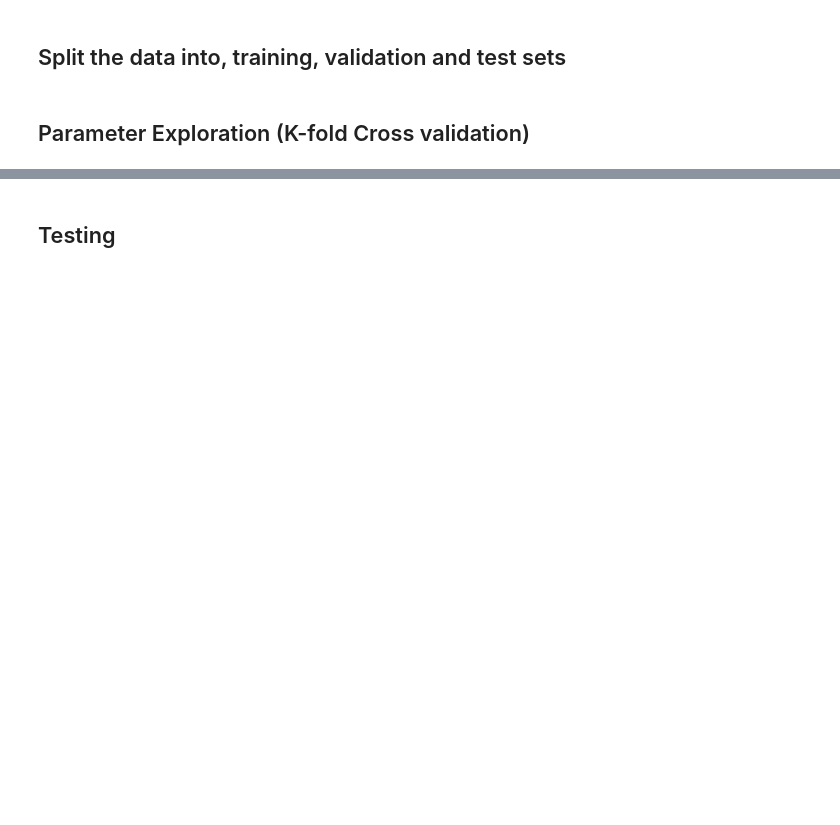
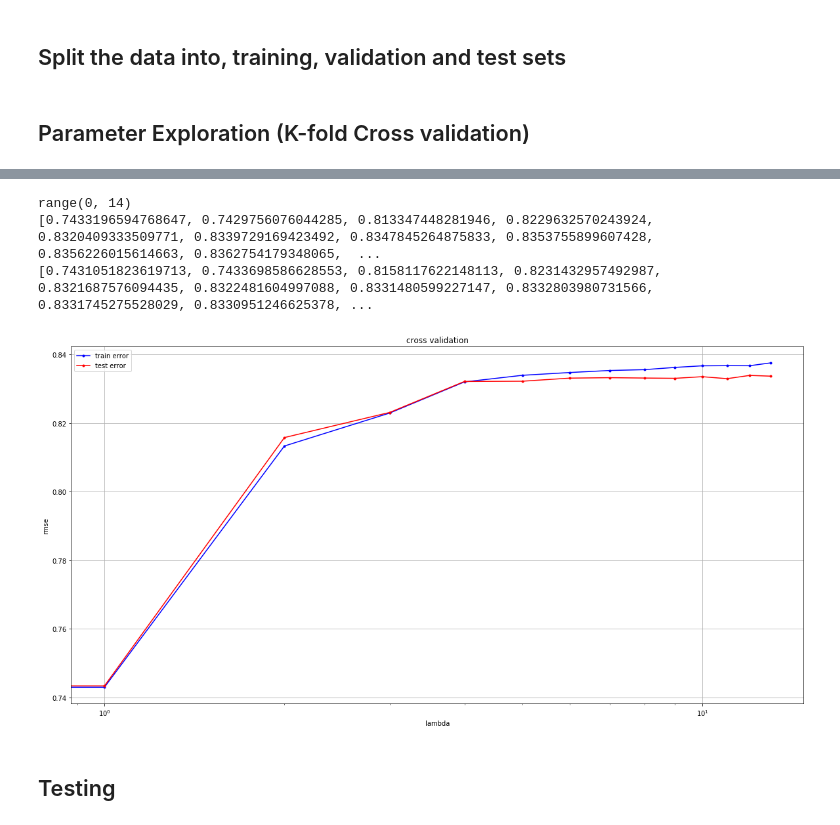
Before and after one commit to X4l1b1/ML_Project1, a Jupyter notebook: scripts/project1.ipynb, the cells around one changed output, grey strips where cells are left out. Cells and saved outputs as stored; diff of their text form; code cells hidden in the pictures; blank space fills up the shorter version.

Commit message:
83% + 3D visualization

```diff
--- a/scripts/project1.ipynb
+++ b/scripts/project1.ipynb
@@ -130,13 +120,9 @@ def outliers_iqr(tX, whos = 2.5):
     return tX
 
 def infereMissingValues(tX, col):
-    #print("col: ", col)
     # Regression parameters
-
-    max_iters = 500
-    gamma = 0.001
-    lambda_ = 0.01
-    degree = 3
+    lambda_ = 0.000001
+    degree = 13
 
     # Get all rows where DER_Mass_MMC is undefined and respectively defined
     train = tX[~np.isnan(tX[:, col]), :]
@@ -153,11 +139,9 @@ def infereMissingValues(tX, col):
     tx_0_train = build_poly(tx_0_train, degree)
     tx_0_test =build_poly(tx_0_test, degree)
 
-    initial_w = np.zeros(tx_0_train.shape[1])
     # Train the model
     loss, weights = ridge_regression(ty_0_train, tx_0_train, lambda_)
-    #loss, weights = least_squares_GD(ty_0_train, tx_0_train, initial_w, max_iters, gamma)
-    #loss, weights = least_squares(ty_0_train, tx_0_train)
+
     # Predict the undefined values
     tx_0_test = np.dot(tx_0_test, weights)
     tX[np.isnan(tX[:, col]), col]  = tx_0_test
@@ -185,12 +169,12 @@ def pri_jet_split(y, tX, ids):
 
     return yC, tXC, idsC
 
-def prepareData(y, tX, ids):
+def prepareData(y, tX, ids, degree, whis):
     # Replace -999 by nan
     tX[tX==-999]=np.nan
 
     # Cap our outliers records.
-    tX = outliers_iqr(tX)
+    tX = outliers_iqr(tX, whis)
 
     # Split the data into 4 differents class, depending on PRI_jet_num value
     yC, tXC, idsC = pri_jet_split(y, tX, ids)
@@ -209,9 +193,9 @@ def prepareData(y, tX, ids):
             tXC[i] = infereMissingValues(tXC[i], col)
 
         # Build polynomial extension
-        #tXC[i] = build_poly(tXC[i], 3)
+        tXC[i] = build_poly(tXC[i], degree)
 
     return yC, tXC, idsC
 
-clean_yC, clean_tX, clean_ids = prepareData(y, tX, ids)
+yC, tXC, idsC = prepareData(y, tX, ids, 13, 2.5)
 # %% [output]
@@ -222,3 +206,21 @@ Loss:  0.03225699119398734
+# %%
+'''
+lambda_ = 0.00001
+degree = 13
+Loss:  0.02523207150848001
+Loss:  0.02915580981902074
+Loss:  0.03383485270747591
+Loss:  0.030235980393558848
+'''
+
+'''
+lambda_ = 0.0001
+degree = 13
+Loss:  0.02528955590846065
+Loss:  0.029191069696700385
+Loss:  0.03388470818234565
+Loss:  0.030279105368219848
+'''
 # %% [markdown]
 ## Split the data into, training, validation and test sets
 # %%
@@ -360,2 +376,12 @@ AttributeError: 'list' object has no attribute 'ndim'
+# %%
+cross_validation_visualization_log(degrees, accuracies_tr, accuracies_te)
+print(degrees)
+print(accuracies_tr)
+print(accuracies_te)
+# %% [output]
+range(0, 14)
+[0.7433196594768647, 0.7429756076044285, 0.813347448281946, 0.8229632570243924, 0.8320409333509771, 0.8339729169423492, 0.8347845264875833, 0.8353755899607428, 0.8356226015614663, 0.8362754179348065,  ...
+[0.7431051823619713, 0.7433698586628553, 0.8158117622148113, 0.8231432957492987, 0.8321687576094435, 0.8322481604997088, 0.8331480599227147, 0.8332803980731566, 0.8331745275528029, 0.8330951246625378, ...
+[figure, added]
 # %% [markdown]
 ## Testing
```
Also changed, not shown: parts of 11 cells of this notebook, 4 other files.
